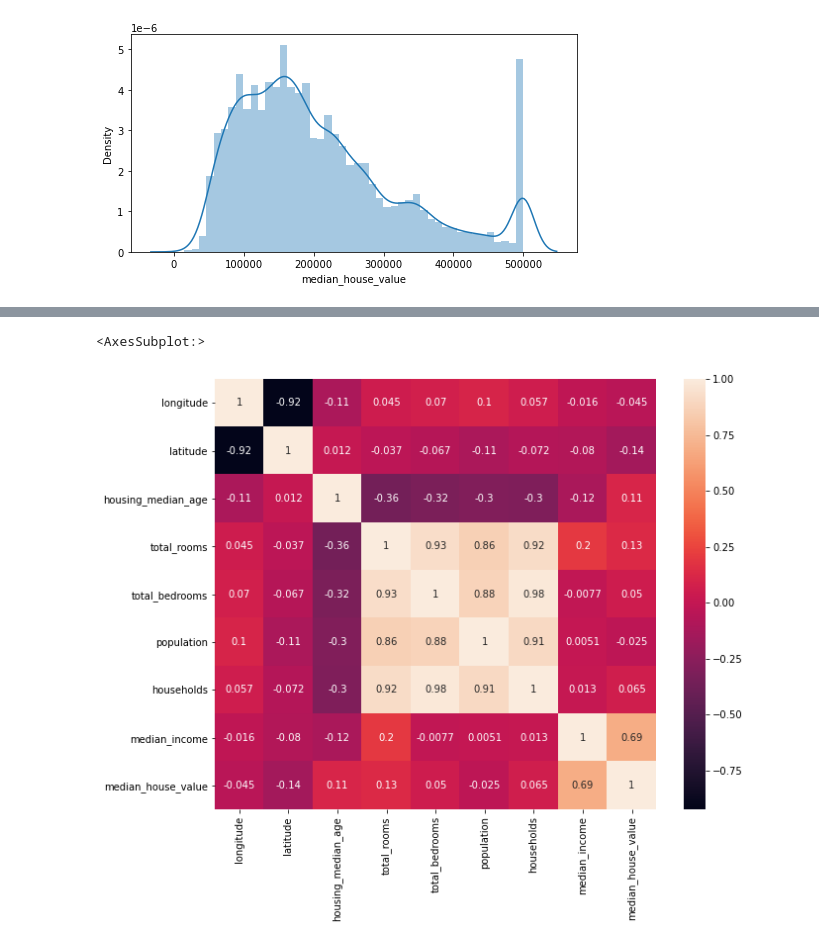
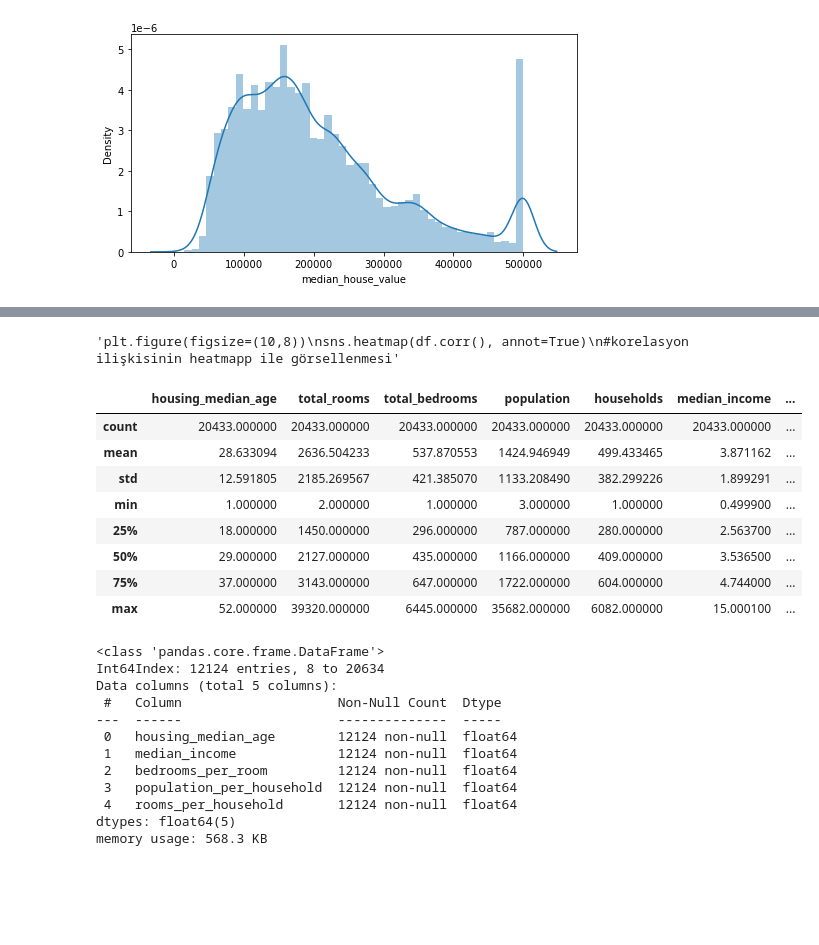
Before and after one commit to rumeysayilma/CaliforniaHousing, a Jupyter notebook: Untitled.ipynb, the cells around one changed output, grey strips where cells are left out. Cells and saved outputs as stored; diff of their text form; code cells hidden in the pictures; blank space fills up the shorter version.

```diff
--- a/Untitled.ipynb
+++ b/Untitled.ipynb
@@ -142,7 +131,24 @@ df.corr()
 # %%
-plt.figure(figsize=(10,8))
+'''plt.figure(figsize=(10,8))
 sns.heatmap(df.corr(), annot=True)
-#korelasyon ilişkisinin heatmapp ile görsellenmesi
+#korelasyon ilişkisinin heatmapp ile görsellenmesi'''
 # %% [output]
-<AxesSubplot:>
+'plt.figure(figsize=(10,8))\nsns.heatmap(df.corr(), annot=True)\n#korelasyon ilişkisinin heatmapp ile görsellenmesi'
-[figure, removed]
+# %%
+
+df["bedrooms_per_room"] = df["total_bedrooms"]/df["total_rooms"]
+
+df["population_per_household"] = df["population"]/df["households"]
+df["rooms_per_household"] = df["total_rooms"]/df["households"]
+
+df.describe()
+# %% [output]
+|  | housing_median_age | total_rooms | total_bedrooms | population | households | median_income | ... |
+| count | 20433.000000 | 20433.000000 | 20433.000000 | 20433.000000 | 20433.000000 | 20433.000000 | ... |
+| mean | 28.633094 | 2636.504233 | 537.870553 | 1424.946949 | 499.433465 | 3.871162 | ... |
+| std | 12.591805 | 2185.269567 | 421.385070 | 1133.208490 | 382.299226 | 1.899291 | ... |
+| min | 1.000000 | 2.000000 | 1.000000 | 3.000000 | 1.000000 | 0.499900 | ... |
+| 25% | 18.000000 | 1450.000000 | 296.000000 | 787.000000 | 280.000000 | 2.563700 | ... |
+| 50% | 29.000000 | 2127.000000 | 435.000000 | 1166.000000 | 409.000000 | 3.536500 | ... |
+| 75% | 37.000000 | 3143.000000 | 647.000000 | 1722.000000 | 604.000000 | 4.744000 | ... |
+| max | 52.000000 | 39320.000000 | 6445.000000 | 35682.000000 | 6082.000000 | 15.000100 | ... |
@@ -148,0 +171,18 @@ sns.heatmap(df.corr(), annot=True)
+# %%
+X = df.drop(['median_house_value','total_bedrooms','total_rooms','population','households'],axis=1)
+y = df['median_house_value']
+X.info()
+#X.describe()
+# %% [output]
+<class 'pandas.core.frame.DataFrame'>
+Int64Index: 12124 entries, 8 to 20634
+Data columns (total 5 columns):
+ #   Column                    Non-Null Count  Dtype
+---  ------                    --------------  -----
+ 0   housing_median_age        12124 non-null  float64
+ 1   median_income             12124 non-null  float64
+ 2   bedrooms_per_room         12124 non-null  float64
+ 3   population_per_household  12124 non-null  float64
+ 4   rooms_per_household       12124 non-null  float64
+dtypes: float64(5)
+memory usage: 568.3 KB
```
Also changed, not shown: parts of 15 cells of this notebook, 2 other files.
